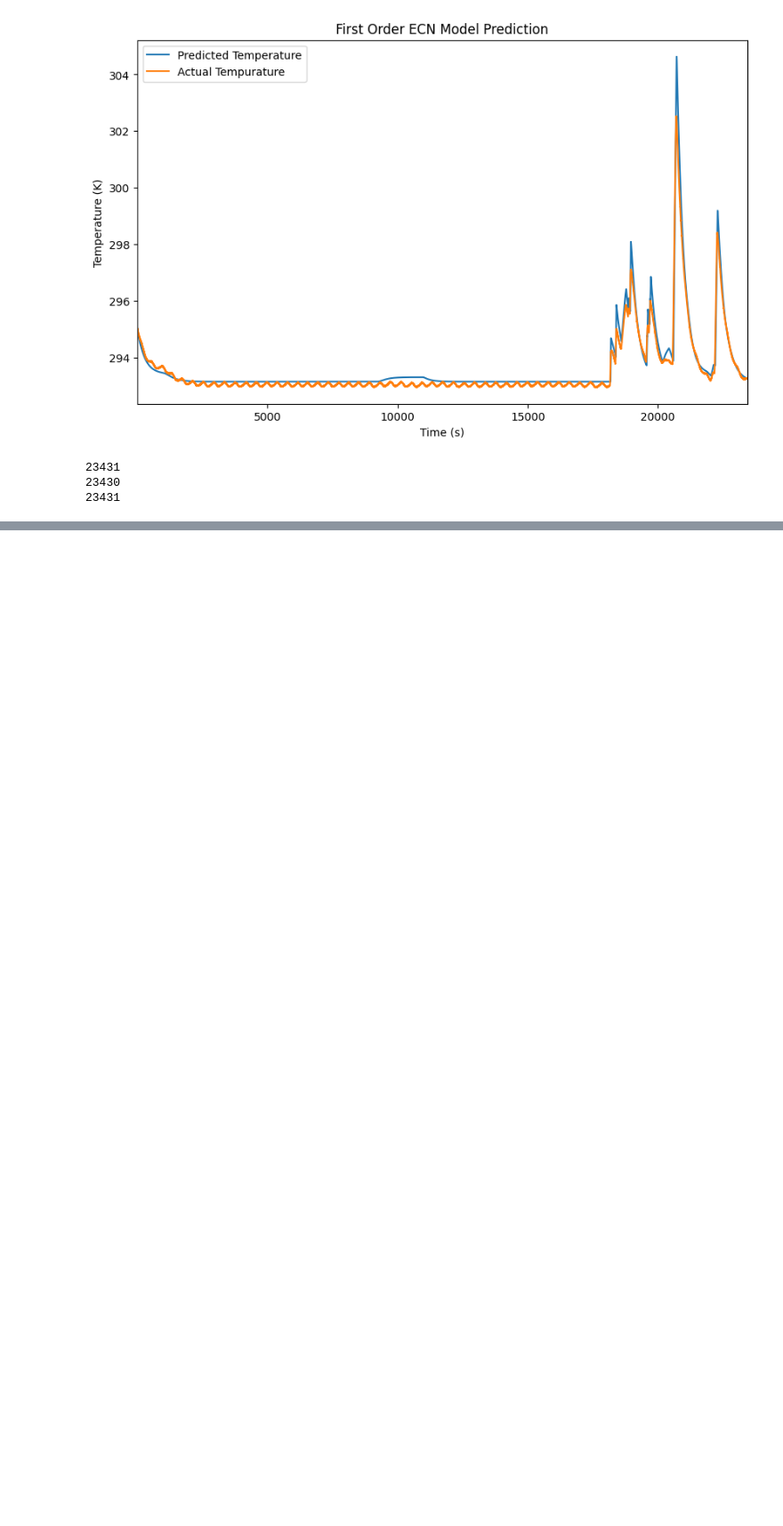
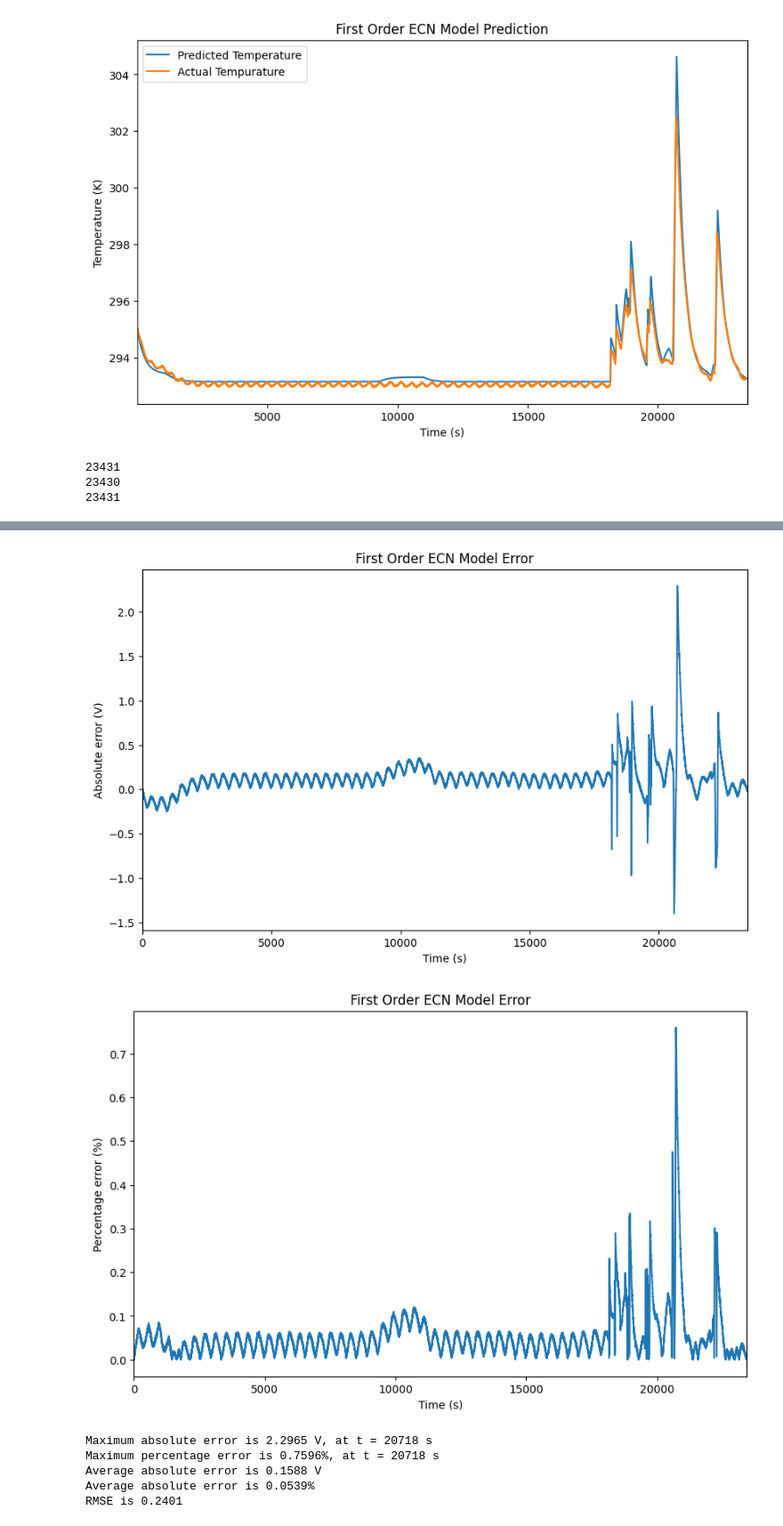
Before and after one commit to sunfanyi/modelling-of-lithium-ion-batteries, a Jupyter notebook: part_3.ipynb, the cells around one changed output, grey strips where cells are left out. Shown at 89% size. Drawn from its saved outputs; the diff is of its cells as text; code cells hidden in the pictures; blank space fills up the shorter version.

```diff
--- a/part_3.ipynb
+++ b/part_3.ipynb
@@ -592,0 +600,53 @@ Average absolute error is 0.2866%
+# %%
+error = T_pred - T
+error_abs = np.abs(T_pred - T)
+error_pct = np.abs((T_pred - T) / T)
+
+_, ax = plt.subplots(figsize=(10, 6))
+ax.plot(t, error)
+ax.set_xlim([0, t[-1]])
+ax.set_xlabel('Time (s)')
+ax.set_ylabel('Absolute error (V)')
+ax.set_title('First Order ECN Model Error')
+plt.show()
+
+_, ax = plt.subplots(figsize=(10, 6))
+ax.plot(t, error_pct*100)
+ax.set_xlim([0, t[-1]])
+ax.set_xlabel('Time (s)')
+ax.set_ylabel('Percentage error (%)')
+ax.set_title('First Order ECN Model Error')
+plt.show()
+
+
+max_err = np.max(error_abs)
+max_idx = np.argmax(error_abs)
+t_max_err = t[max_idx]
+
+print("Maximum absolute error is {:.4f} V, at t = {} s".format(max_err, t_max_err))
+
+max_err = np.max(error_pct)
+max_idx = np.argmax(error_pct)
+t_max_err = t[max_idx]
+
+print("Maximum percentage error is {:.4f}%, at t = {} s".format(max_err*100, t_max_err))
+
+avg_err = np.mean(error_abs)
+
+print("Average absolute error is {:.4f} V".format(avg_err))
+
+avg_err = np.mean(error_pct)
+
+print("Average absolute error is {:.4f}%".format(avg_err*100))
+
+rmse = mean_squared_error(T, T_pred, squared=False)
+
+print("RMSE is {:.4f}".format(rmse))
+# %% [output]
+[figure, added]
+[figure, added]
+Maximum absolute error is 2.2965 V, at t = 20718 s
+Maximum percentage error is 0.7596%, at t = 20718 s
+Average absolute error is 0.1588 V
+Average absolute error is 0.0539%
+RMSE is 0.2401
```
Also changed, not shown: parts of 2 cells of this notebook.
